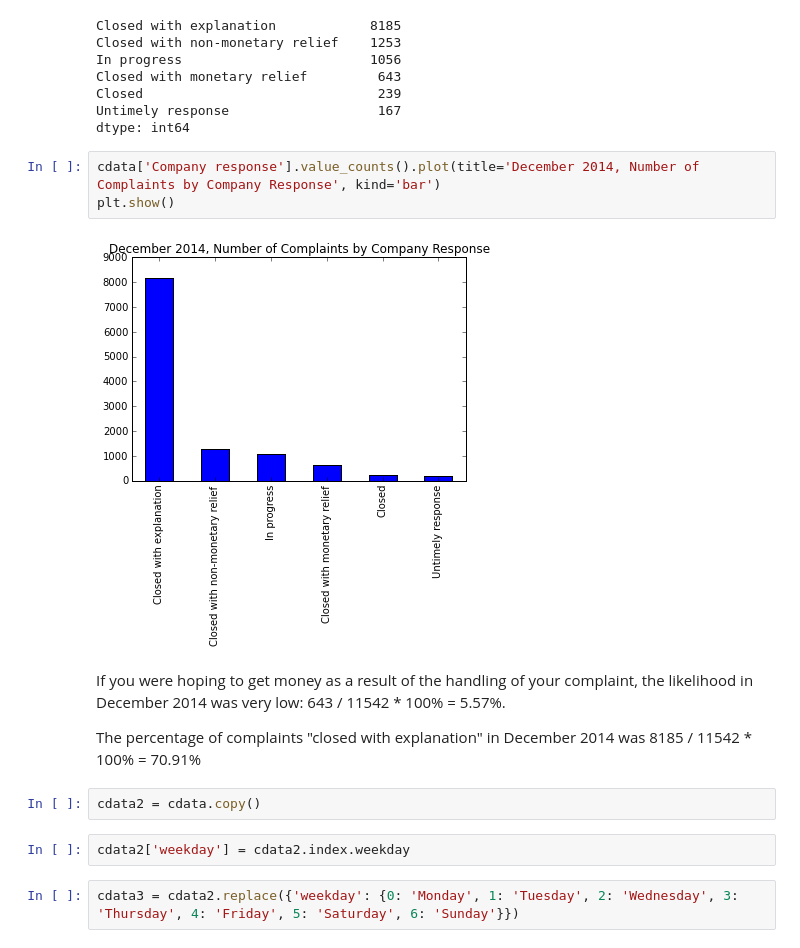
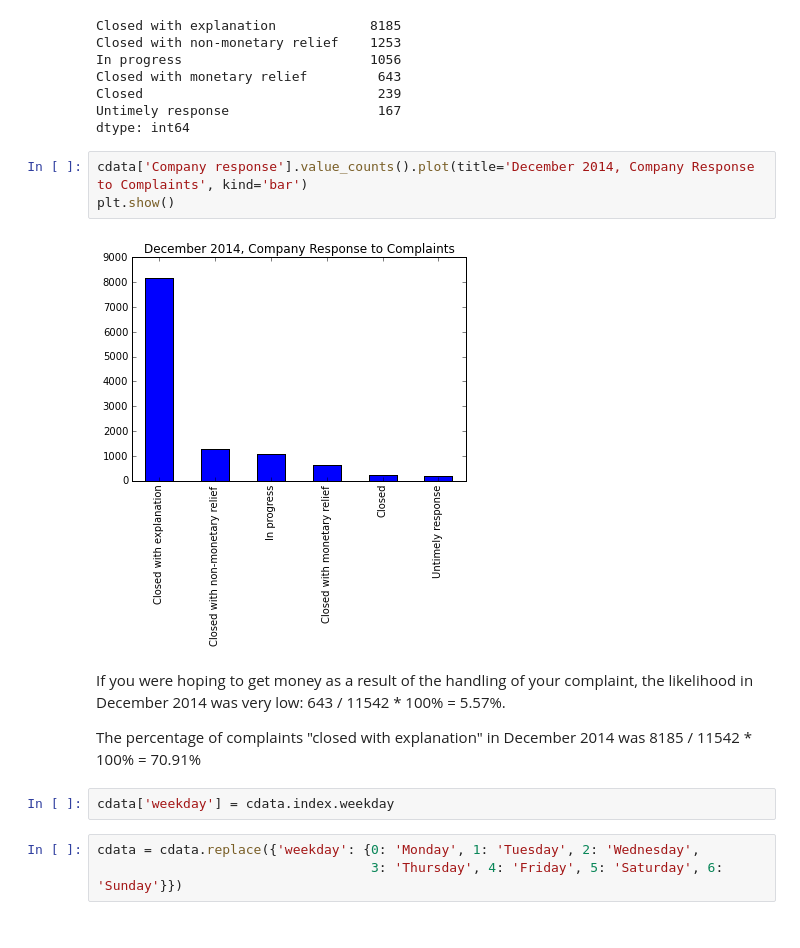
Before and after one commit to ahartz1/consumer-complaints, a Jupyter notebook: consumer-complaints.ipynb, the cells around one changed output. Saved outputs shown, nothing was run; the diff lists cells and outputs as text.

```diff
--- a/consumer-complaints.ipynb
+++ b/consumer-complaints.ipynb
@@ -146,17 +120,16 @@ Closed                              239
 Untimely response                   167
 dtype: int64
 # %%
-cdata['Company response'].value_counts().plot(title='December 2014, Number of Complaints by Company Response', kind='bar')
+cdata['Company response'].value_counts().plot(title='December 2014, Company Response to Complaints', kind='bar')
 plt.show()
 # %% [output]
-[figure, old version]
+[figure, new version]
 # %% [markdown]
 If you were hoping to get money as a result of the handling of your complaint, the likelihood in December 2014 was very low: 643 / 11542 * 100% = 5.57%.
 
 The percentage of complaints "closed with explanation" in December 2014 was 8185 / 11542 * 100% = 70.91%
-# %%
-cdata2 = cdata.copy()
 # %%
-cdata2['weekday'] = cdata2.index.weekday
+cdata['weekday'] = cdata.index.weekday
 # %%
-cdata3 = cdata2.replace({'weekday': {0: 'Monday', 1: 'Tuesday', 2: 'Wednesday', 3: 'Thursday', 4: 'Friday', 5: 'Saturday', 6: 'Sunday'}})
+cdata = cdata.replace({'weekday': {0: 'Monday', 1: 'Tuesday', 2: 'Wednesday',
+                                   3: 'Thursday', 4: 'Friday', 5: 'Saturday', 6: 'Sunday'}})
```
Also changed, not shown: parts of 25 cells of this notebook, 1 other file.
